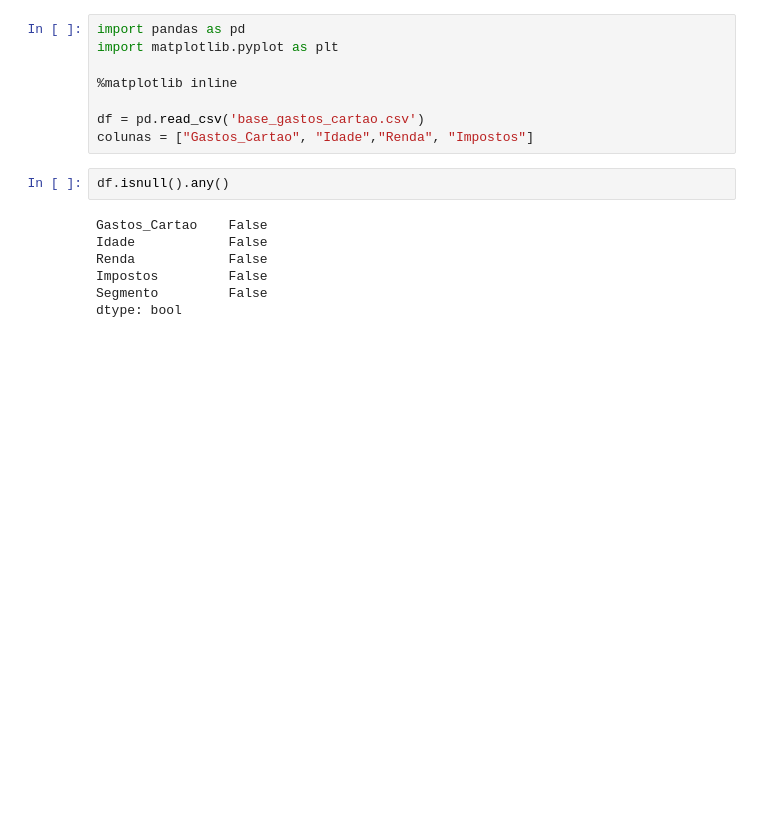
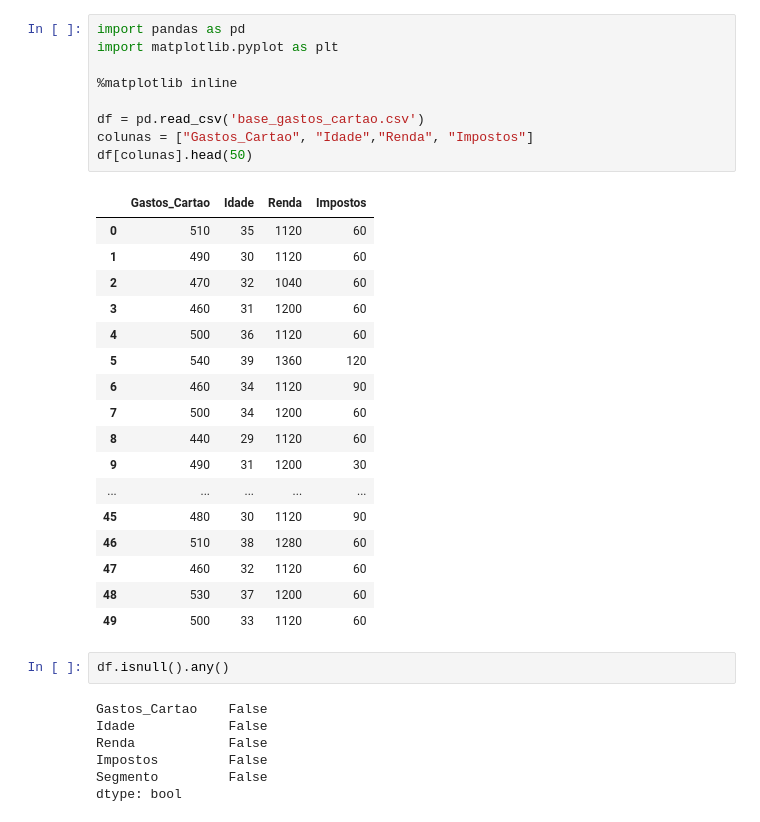
Before and after one commit to guilhermelahr/trabalho, a Jupyter notebook: Gastos_Cartao.ipynb, the cells around one changed output. Cells and saved outputs as stored; diff of their text form; blank space fills up the shorter version.

```diff
--- a/Gastos_Cartao.ipynb
+++ b/Gastos_Cartao.ipynb
@@ -1,11 +1,30 @@
 # %%
 import pandas as pd
 import matplotlib.pyplot as plt
 
 %matplotlib inline
 
 df = pd.read_csv('base_gastos_cartao.csv')
 colunas = ["Gastos_Cartao", "Idade","Renda", "Impostos"]
+df[colunas].head(50)
+# %% [output]
+|  | Gastos_Cartao | Idade | Renda | Impostos |
+| 0 | 510 | 35 | 1120 | 60 |
+| 1 | 490 | 30 | 1120 | 60 |
+| 2 | 470 | 32 | 1040 | 60 |
+| 3 | 460 | 31 | 1200 | 60 |
+| 4 | 500 | 36 | 1120 | 60 |
+| 5 | 540 | 39 | 1360 | 120 |
+| 6 | 460 | 34 | 1120 | 90 |
+| 7 | 500 | 34 | 1200 | 60 |
+| 8 | 440 | 29 | 1120 | 60 |
+| 9 | 490 | 31 | 1200 | 30 |
+| ... | ... | ... | ... | ... |
+| 45 | 480 | 30 | 1120 | 90 |
+| 46 | 510 | 38 | 1280 | 60 |
+| 47 | 460 | 32 | 1120 | 60 |
+| 48 | 530 | 37 | 1200 | 60 |
+| 49 | 500 | 33 | 1120 | 60 |
 # %%
 df.isnull().any()
 # %% [output]
```
Also changed, not shown: parts of 1 cell of this notebook, 1 other file.
